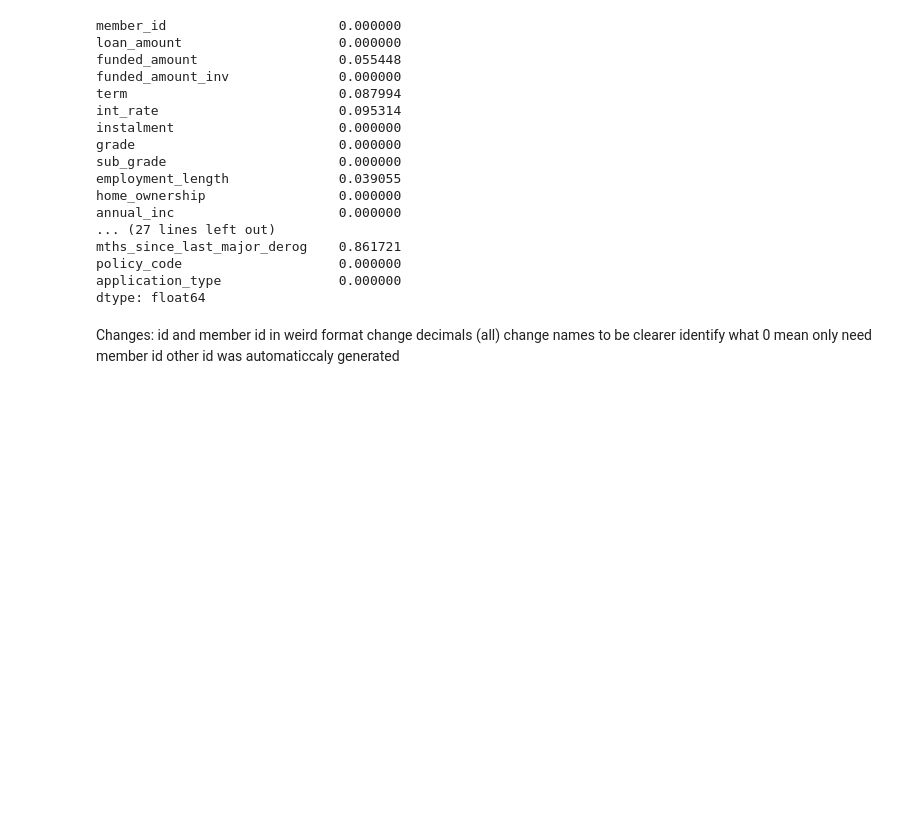
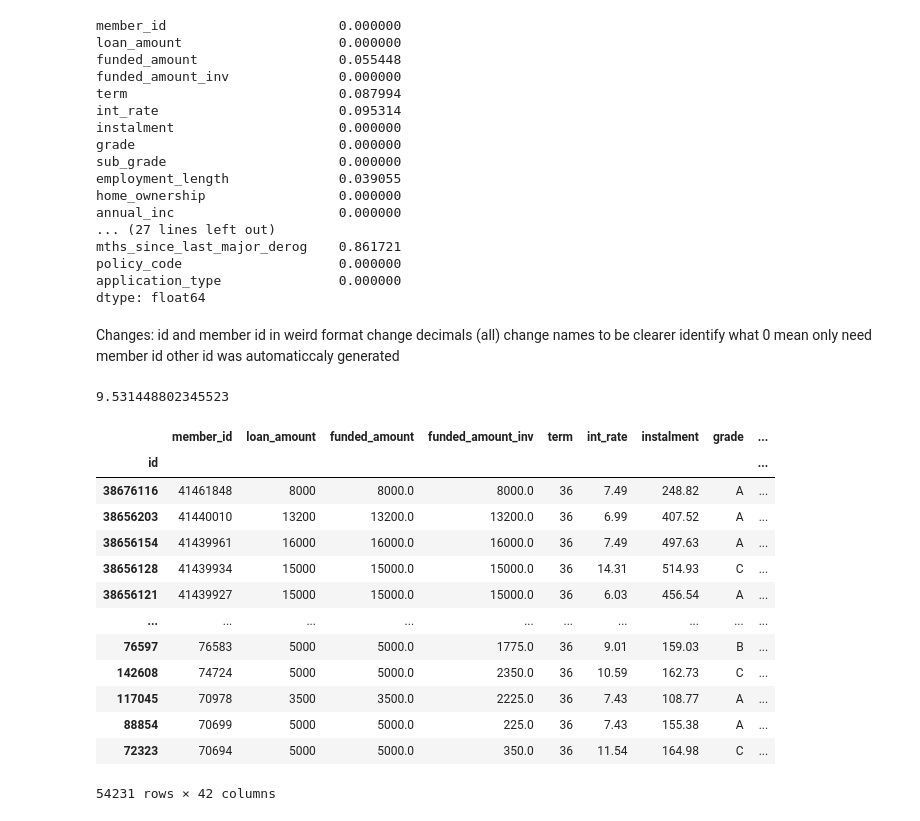
Before and after one commit to Gits0L/exploratory-data-analysis---customer-loans-in-finance580, a Jupyter notebook: db_utils.ipynb, the cells around one changed output. Cells and saved outputs as stored; diff of their text form; code cells hidden in the pictures; blank space fills up the shorter version.

Commit message:
transformation class

```diff
--- a/db_utils.ipynb
+++ b/db_utils.ipynb
@@ -127,22 +127,24 @@ class Plotter:
         self.loans_df = loans_df
 
     def null_percent_funded(self):
-        return loans_df['funded_amount'].isnull().sum()/len(loans_df['funded_amount'])
+        return loans_df['funded_amount'].isnull().sum() * 100/len(loans_df['funded_amount'])
         loans_df['funded_amount'].hist(bins=40)
 
     def null_percent_term(self):
-        return loans_df['term'].isnull().sum()/len(loans_df['term'])
+        return loans_df['term'].isnull().sum() * 100/len(loans_df['term'])
 
     def null_percent_int_rate(self):
-        return loans_df['int_rate'].isnull().sum()/len(loans_df['int_rate'])
+        return loans_df['int_rate'].isnull().sum() * 100/len(loans_df['int_rate'])
 
     def null_percent_empl_rate(self):
-        return loans_df['employment_rate'].isnull().sum()/len(loans_df['employment_rate'])
+        return loans_df['employment_rate'].isnull().sum() * 100/len(loans_df['employment_rate'])
 
 plotted_info = Plotter(loans_df)
 plotted_info.null_percent_funded()
 plotted_info.null_percent_term()
 plotted_info.null_percent_int_rate()
 plotted_info.null_percent_empl_rate()
+# %% [output]
+9.531448802345523
 # %%
 loans_df['funded_amount'].hist(bins=40)
@@ -152,0 +153,29 @@ loans_df['int_rate'].hist(bins=40)
+# %%
+class DataFrameTransform:
+    def __init__(self, loans_df):
+        self.loans_df = loans_df
+
+    def remove_na_several_collumns(self):
+        return loans_df.loc[:,loans_df.notna().all(axis=0)]
+
+    def remove_empty_str(self):
+        return loans_df.loc[:,(loans_df!='').all(axis=0)]
+
+transform = DataFrameTransform(loans_df)
+transform.remove_na_several_collumns()
+transform.remove_empty_str()
+# %% [output]
+|  | member_id | loan_amount | funded_amount | funded_amount_inv | term | int_rate | instalment | grade | ... |
+| id |  |  |  |  |  |  |  |  | ... |
+| 38676116 | 41461848 | 8000 | 8000.0 | 8000.0 | 36 | 7.49 | 248.82 | A | ... |
+| 38656203 | 41440010 | 13200 | 13200.0 | 13200.0 | 36 | 6.99 | 407.52 | A | ... |
+| 38656154 | 41439961 | 16000 | 16000.0 | 16000.0 | 36 | 7.49 | 497.63 | A | ... |
+| 38656128 | 41439934 | 15000 | 15000.0 | 15000.0 | 36 | 14.31 | 514.93 | C | ... |
+| 38656121 | 41439927 | 15000 | 15000.0 | 15000.0 | 36 | 6.03 | 456.54 | A | ... |
+| ... | ... | ... | ... | ... | ... | ... | ... | ... | ... |
+| 76597 | 76583 | 5000 | 5000.0 | 1775.0 | 36 | 9.01 | 159.03 | B | ... |
+| 142608 | 74724 | 5000 | 5000.0 | 2350.0 | 36 | 10.59 | 162.73 | C | ... |
+| 117045 | 70978 | 3500 | 3500.0 | 2225.0 | 36 | 7.43 | 108.77 | A | ... |
+| 88854 | 70699 | 5000 | 5000.0 | 225.0 | 36 | 7.43 | 155.38 | A | ... |
+| 72323 | 70694 | 5000 | 5000.0 | 350.0 | 36 | 11.54 | 164.98 | C | ... |
+54231 rows × 42 columns
```
Also changed, not shown: parts of 3 cells of this notebook.
